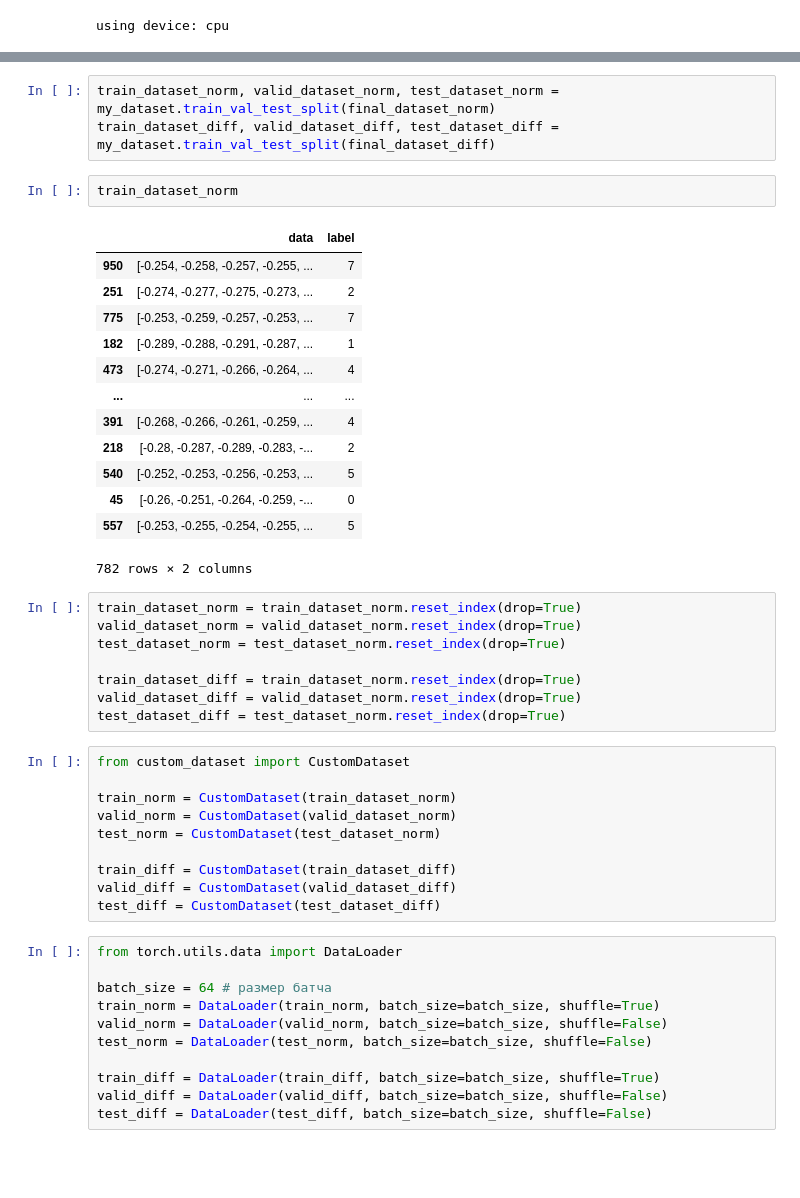
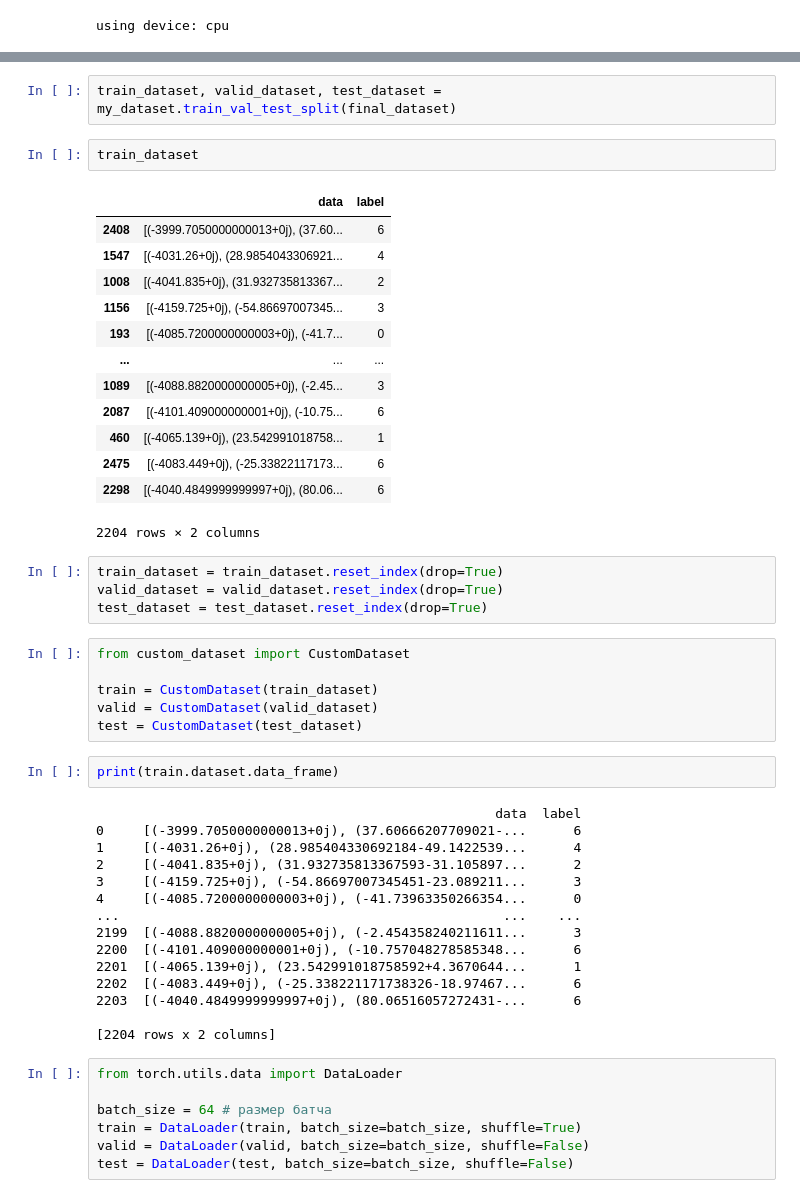
Before and after one commit to Fierce-Eagle/Diplom, a Jupyter notebook: notebook.ipynb, the cells around one changed output, grey strips where cells are left out. Saved outputs shown, nothing was run; the diff lists cells and outputs as text; blank space fills up the shorter version.

```diff
--- a/notebook.ipynb
+++ b/notebook.ipynb
@@ -447,49 +299,53 @@ final_dataset_diff
 # %%
-train_dataset_norm, valid_dataset_norm, test_dataset_norm = my_dataset.train_val_test_split(final_dataset_norm)
-train_dataset_diff, valid_dataset_diff, test_dataset_diff = my_dataset.train_val_test_split(final_dataset_diff)
+train_dataset, valid_dataset, test_dataset = my_dataset.train_val_test_split(final_dataset)
 # %%
-train_dataset_norm
+train_dataset
 # %% [output]
 |  | data | label |
-| 950 | [-0.254, -0.258, -0.257, -0.255, ... | 7 |
-| 251 | [-0.274, -0.277, -0.275, -0.273, ... | 2 |
-| 775 | [-0.253, -0.259, -0.257, -0.253, ... | 7 |
-| 182 | [-0.289, -0.288, -0.291, -0.287, ... | 1 |
-| 473 | [-0.274, -0.271, -0.266, -0.264, ... | 4 |
+| 2408 | [(-3999.7050000000013+0j), (37.60... | 6 |
+| 1547 | [(-4031.26+0j), (28.9854043306921... | 4 |
+| 1008 | [(-4041.835+0j), (31.932735813367... | 2 |
+| 1156 | [(-4159.725+0j), (-54.86697007345... | 3 |
+| 193 | [(-4085.7200000000003+0j), (-41.7... | 0 |
 | ... | ... | ... |
-| 391 | [-0.268, -0.266, -0.261, -0.259, ... | 4 |
-| 218 | [-0.28, -0.287, -0.289, -0.283, -... | 2 |
-| 540 | [-0.252, -0.253, -0.256, -0.253, ... | 5 |
-| 45 | [-0.26, -0.251, -0.264, -0.259, -... | 0 |
-| 557 | [-0.253, -0.255, -0.254, -0.255, ... | 5 |
+| 1089 | [(-4088.8820000000005+0j), (-2.45... | 3 |
+| 2087 | [(-4101.409000000001+0j), (-10.75... | 6 |
+| 460 | [(-4065.139+0j), (23.542991018758... | 1 |
+| 2475 | [(-4083.449+0j), (-25.33822117173... | 6 |
+| 2298 | [(-4040.4849999999997+0j), (80.06... | 6 |
-782 rows × 2 columns
+2204 rows × 2 columns
 # %%
-train_dataset_norm = train_dataset_norm.reset_index(drop=True)
-valid_dataset_norm = valid_dataset_norm.reset_index(drop=True)
-test_dataset_norm = test_dataset_norm.reset_index(drop=True)
-
-train_dataset_diff = train_dataset_norm.reset_index(drop=True)
-valid_dataset_diff = valid_dataset_norm.reset_index(drop=True)
-test_dataset_diff = test_dataset_norm.reset_index(drop=True)
+train_dataset = train_dataset.reset_index(drop=True)
+valid_dataset = valid_dataset.reset_index(drop=True)
+test_dataset = test_dataset.reset_index(drop=True)
 # %%
 from custom_dataset import CustomDataset
 
-train_norm = CustomDataset(train_dataset_norm)
-valid_norm = CustomDataset(valid_dataset_norm)
-test_norm = CustomDataset(test_dataset_norm)
-
-train_diff = CustomDataset(train_dataset_diff)
-valid_diff = CustomDataset(valid_dataset_diff)
-test_diff = CustomDataset(test_dataset_diff)
+train = CustomDataset(train_dataset)
+valid = CustomDataset(valid_dataset)
+test = CustomDataset(test_dataset)
+# %%
+print(train.dataset.data_frame)
+# %% [output]
+                                                   data  label
+0     [(-3999.7050000000013+0j), (37.60666207709021-...      6
+1     [(-4031.26+0j), (28.985404330692184-49.1422539...      4
+2     [(-4041.835+0j), (31.932735813367593-31.105897...      2
+3     [(-4159.725+0j), (-54.86697007345451-23.089211...      3
+4     [(-4085.7200000000003+0j), (-41.73963350266354...      0
+...                                                 ...    ...
+2199  [(-4088.8820000000005+0j), (-2.454358240211611...      3
+2200  [(-4101.409000000001+0j), (-10.757048278585348...      6
+2201  [(-4065.139+0j), (23.542991018758592+4.3670644...      1
+2202  [(-4083.449+0j), (-25.338221171738326-18.97467...      6
+2203  [(-4040.4849999999997+0j), (80.06516057272431-...      6
+
+[2204 rows x 2 columns]
 # %%
 from torch.utils.data import DataLoader
 
 batch_size = 64 # размер батча
-train_norm = DataLoader(train_norm, batch_size=batch_size, shuffle=True)
-valid_norm = DataLoader(valid_norm, batch_size=batch_size, shuffle=False)
-test_norm = DataLoader(test_norm, batch_size=batch_size, shuffle=False)
-
-train_diff = DataLoader(train_diff, batch_size=batch_size, shuffle=True)
-valid_diff = DataLoader(valid_diff, batch_size=batch_size, shuffle=False)
-test_diff = DataLoader(test_diff, batch_size=batch_size, shuffle=False)
+train = DataLoader(train, batch_size=batch_size, shuffle=True)
+valid = DataLoader(valid, batch_size=batch_size, shuffle=False)
+test = DataLoader(test, batch_size=batch_size, shuffle=False)
 # %%
```
Also changed, not shown: parts of 25 cells of this notebook, 5 other files.
